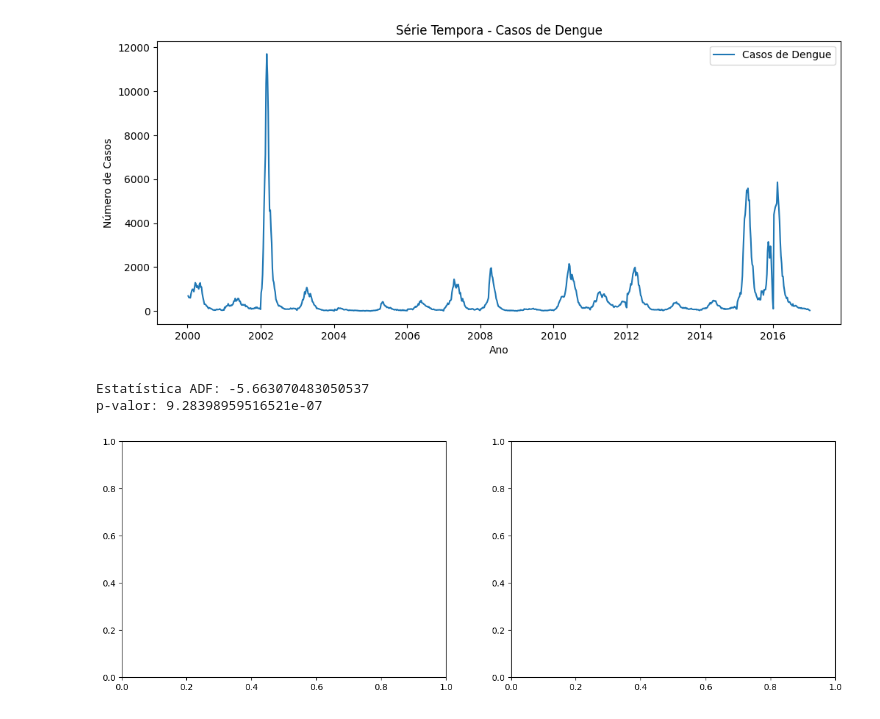
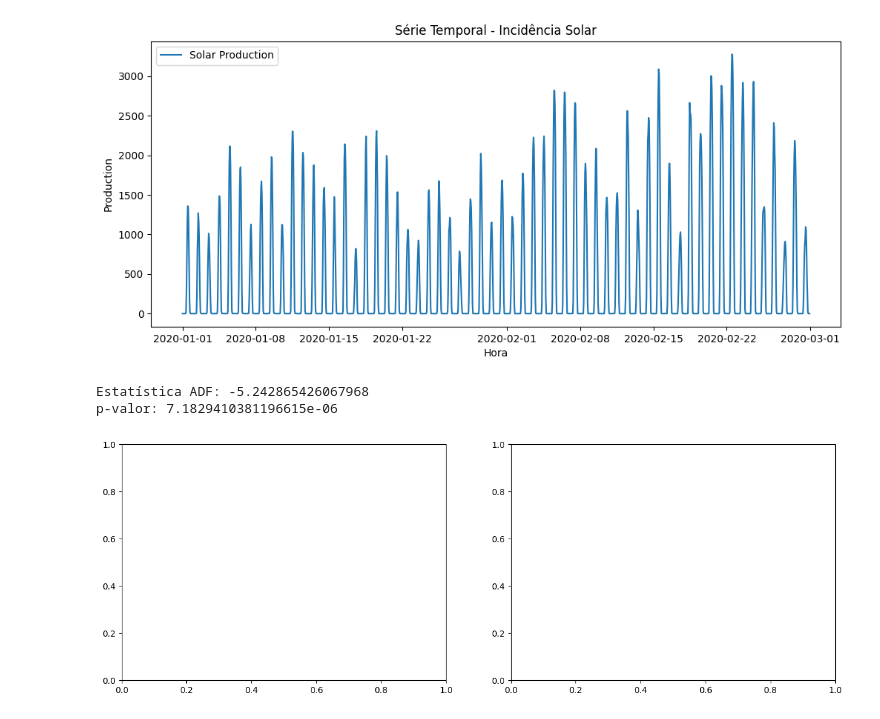
Before and after one commit to JonatasFelix/series_temporais_projeto, a Jupyter notebook: main.ipynb, the cells around one changed output. Drawn from its saved outputs; the diff is of its cells as text; code cells hidden in the pictures.

```diff
--- a/main.ipynb
+++ b/main.ipynb
@@ -13,28 +13,28 @@ from statsmodels.stats.diagnostic import acorr_ljungbox
 from statsmodels.tools.sm_exceptions import ValueWarning
 # %%
 CAMINHO_RAIZ = os.getcwd()
-caminho_dados = os.path.join(CAMINHO_RAIZ, "data", "dengue_pernambuco.xlsx")
+caminho_dados = os.path.join(CAMINHO_RAIZ, "data", "solar france.xlsx")
 # %%
 dataset = pd.read_excel(caminho_dados)
-dataset["semana"] = pd.to_datetime(dataset["semana"])
-dataset.set_index("semana", inplace=True)
+dataset["Date and Hour"] = pd.to_datetime(dataset["Date and Hour"])
+dataset.set_index("Date and Hour", inplace=True)
 # %%
 plt.figure(figsize=(12, 5))
-plt.plot(dataset.index, dataset["valor"], label="Casos de Dengue")
-plt.title("Série Tempora - Casos de Dengue")
-plt.xlabel("Ano")
-plt.ylabel("Número de Casos")
+plt.plot(dataset.index, dataset["Production"], label="Solar Production")
+plt.title("Série Temporal - Incidência Solar")
+plt.xlabel("Hora")
+plt.ylabel("Production")
 plt.legend()
 plt.show()
 # %% [output]
-[figure, old version]
+[figure, new version]
 # %%
-resultado_estacionariedade = adfuller(dataset["valor"])
+resultado_estacionariedade = adfuller(dataset["Production"])
 print("Estatística ADF:", resultado_estacionariedade[0])
 print("p-valor:", resultado_estacionariedade[1])
 # %% [output]
-Estatística ADF: -5.663070483050537
-p-valor: 9.28398959516521e-07
+Estatística ADF: -5.242865426067968
+p-valor: 7.1829410381196615e-06
 # %%
 fig, ax = plt.subplots(1, 2, figsize=(15, 5))
 # %% [output]
```
Also changed, not shown: parts of 13 cells of this notebook, 1 other file.
